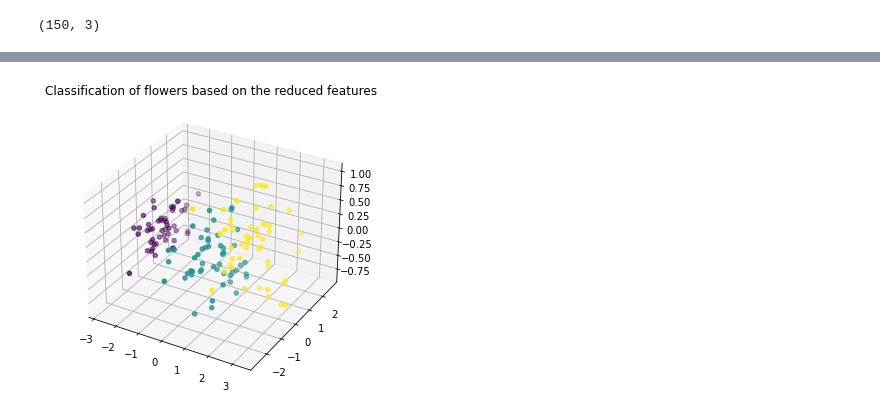
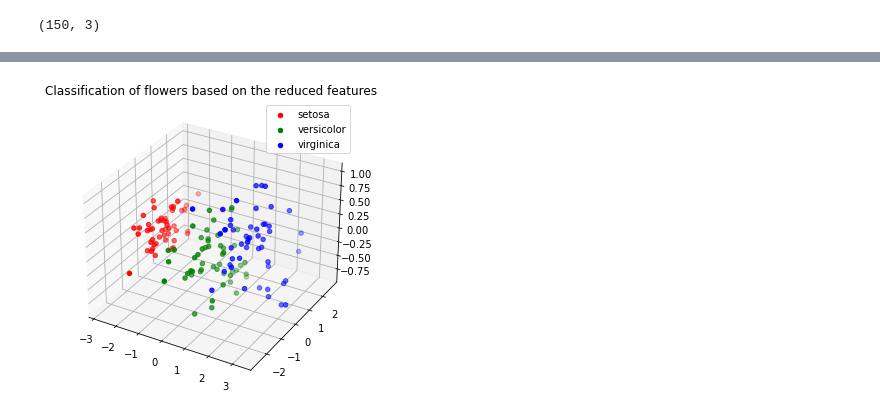
Before and after one commit to thivakaran1994/INeuron_ML_DL_Masters, a Jupyter notebook: DataVisualizationAssignment.ipynb, the cells around one changed output, grey strips where cells are left out. Saved outputs shown, nothing was run; the diff lists cells and outputs as text; code cells hidden in the pictures.

```diff
--- a/DataVisualizationAssignment.ipynb
+++ b/DataVisualizationAssignment.ipynb
@@ -32,3 +32,7 @@ feas_trans = pca.fit_transform(features_normalized)
 feas_trans.shape
 # %% [output]
 (150, 3)
+# %%
+dataset = pd.DataFrame(feas_trans, columns=['X', 'Y', 'Z'])
+dataset['Target'] = data['target']
+dataset.head()
@@ -35,11 +46,15 @@ feas_trans.shape
 # %%
 fig = plt.figure()
 ax = Axes3D(fig)
-X_data = feas_trans[:, 0]
-Y_data = feas_trans[:, 1]
-Z_data = feas_trans[:, 2]
-ax.scatter3D(X_data, Y_data, Z_data, c = data['target'], label=data['target_names'])
+colors = ['red', 'green', 'blue']
+for i, name in enumerate(data['target_names']):
+    filtered_data = dataset.loc[dataset.Target == i]
+    X_data = filtered_data.X
+    Y_data = filtered_data.Y
+    Z_data = filtered_data.Z
+    ax.scatter3D(X_data, Y_data, Z_data, c = colors[i], label=name)
 c = ax.set_title("Classification of flowers based on the reduced features")
+ax.legend()
 plt.show()
 # %% [output]
-[figure, old version]
+[figure, new version]
```
Also changed, not shown: parts of 1 cell of this notebook.
